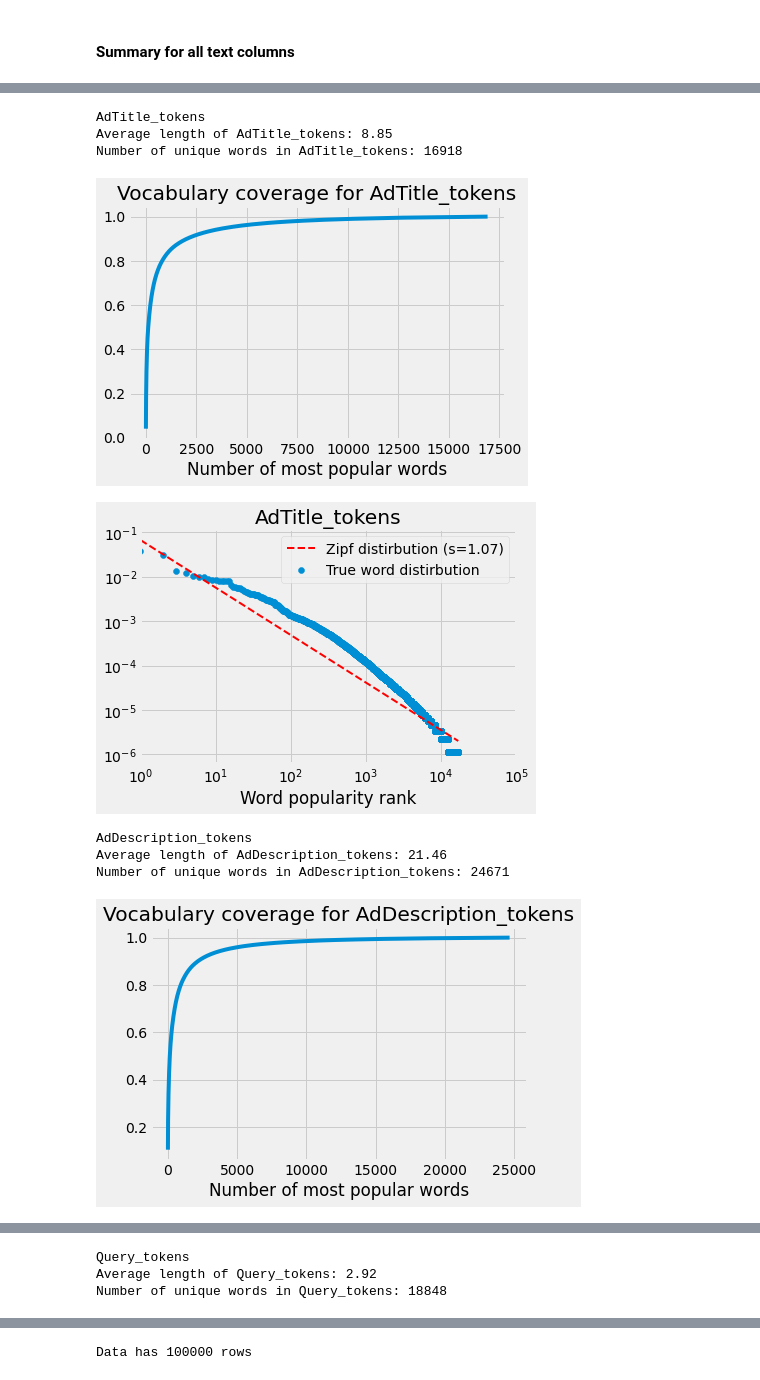
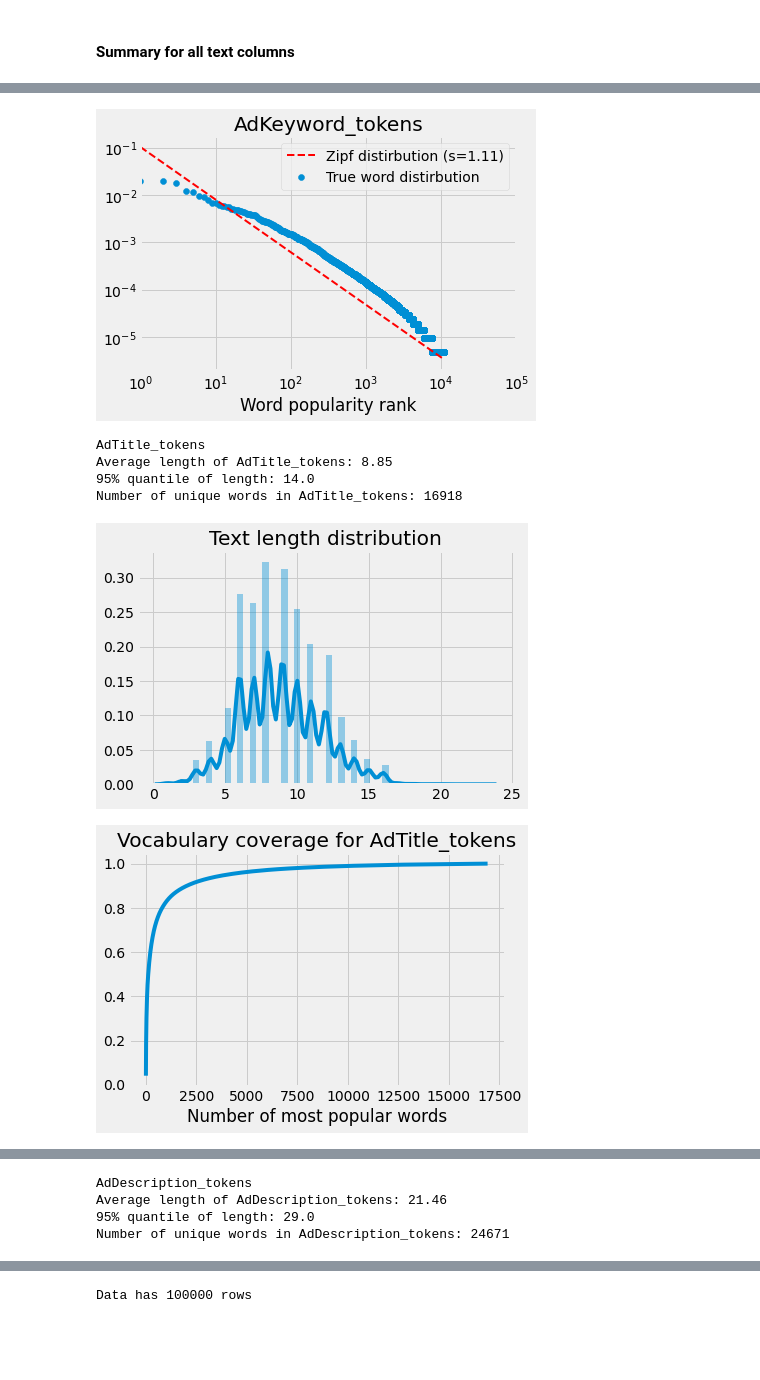
Before and after one commit to kaletap/adclick, a Jupyter notebook: exploration.ipynb, the cells around one changed output, grey strips where cells are left out. Drawn from its saved outputs; the diff is of its cells as text; code cells hidden in the pictures; blank space fills up the shorter version.

Commit message:
Added text length distribution plot and quantile summary.

```diff
--- a/exploration.ipynb
+++ b/exploration.ipynb
@@ -12,7 +12,7 @@ import seaborn as sns
 from scipy.stats import zipf
 from collections import Counter
 # %%
-data = pd.read_csv("D100k.tsv", sep="\t")
+data = pd.read_csv("data/D100k.tsv", sep="\t")
 # %%
 data.head()
 # %% [output]
@@ -161,18 +163,24 @@ zipf_parameter = {
 }
 
 LOGLOG = True
+QUANTILE = 0.95
 
-lengths = []
+avg_lengths = []
 n_unique_words = []
 n_words_covering_most_vocabulary = []
+length_quantiles = []
 
 for text_column in text_columns:
     print(text_column)
     text = data[text_column].str.split("|")
 
-    avg_len = np.mean([len(tokens) for tokens in text.values])
+    lengths = [len(tokens) for tokens in text.values]
+    avg_len = np.mean(lengths)
     print(f"Average length of {text_column}: {avg_len:.2f}")
-    lengths.append(avg_len)
+    avg_lengths.append(avg_len)
+    len_quantile = np.quantile(lengths, QUANTILE)
+    length_quantiles.append(len_quantile)
+    print(f"{QUANTILE*100:.0f}% quantile of length: {len_quantile}")
 
     all_words = []
     for words in text.values:
@@ -183,6 +191,11 @@ for text_column in text_columns:
     number_of_words = len(all_words_count_values)
     print(f"Number of unique words in {text_column}: {number_of_words}")
     n_unique_words.append(number_of_words)
+
+    # Plotting length distribution
+    sns.distplot(lengths)
+    plt.title("Text length distribution")
+    plt.show()
 
     # Plotting coverage
     coverage = np.cumsum(all_words_count_values) / np.sum(all_words_count_values)
@@ -216,9 +230,7 @@ Number of unique words in AdKeyword_tokens: 10798
+[figure, new version]
 AdTitle_tokens
 Average length of AdTitle_tokens: 8.85
+95% quantile of length: 14.0
 Number of unique words in AdTitle_tokens: 16918
-[figure, old version]
-[figure, old version]
+[figure, new version]
-AdDescription_tokens
-Average length of AdDescription_tokens: 21.46
-Number of unique words in AdDescription_tokens: 24671
-[figure, old version]
+[figure, new version]
@@ -226,3 +238,4 @@ Number of unique words in AdDescription_tokens: 24671
-Query_tokens
-Average length of Query_tokens: 2.92
-Number of unique words in Query_tokens: 18848
+AdDescription_tokens
+Average length of AdDescription_tokens: 21.46
+95% quantile of length: 29.0
+Number of unique words in AdDescription_tokens: 24671
```
Also changed, not shown: parts of 7 cells of this notebook.
